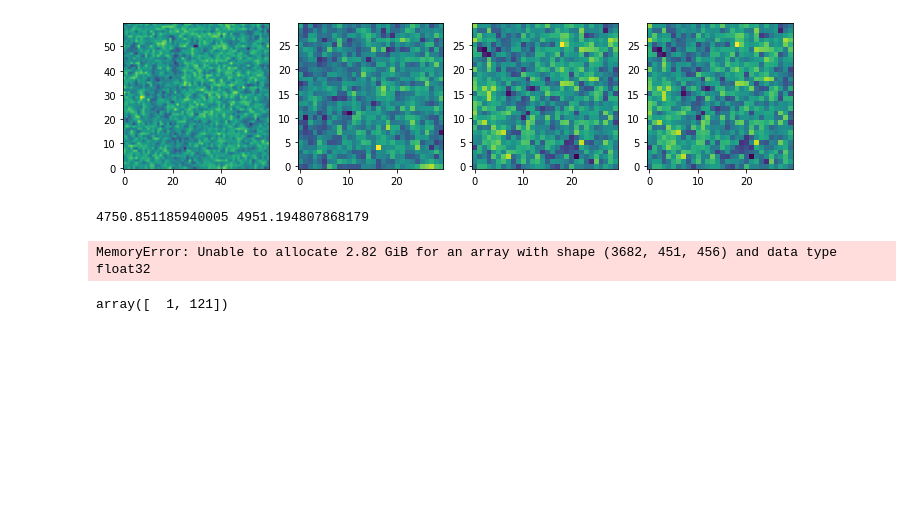
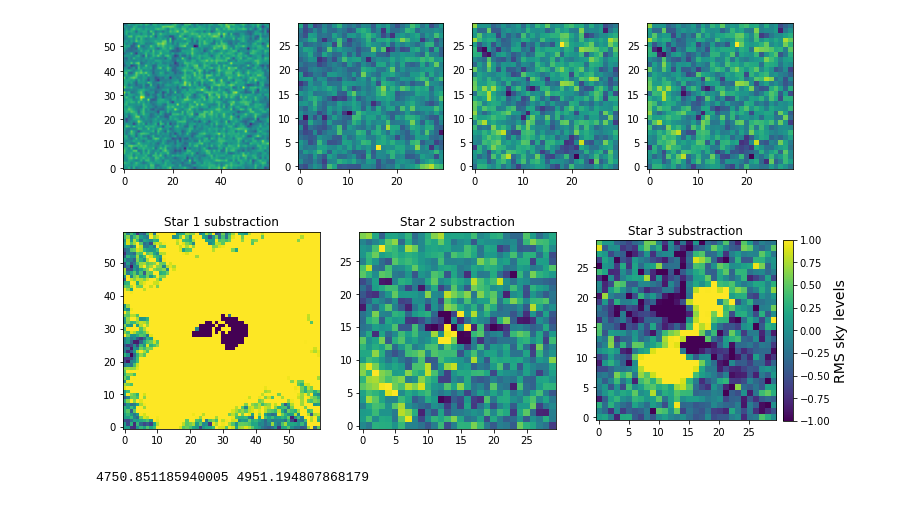
Before and after one commit to franciscourbina/PSF-fitting-for-QSO, a Jupyter notebook: 2nd cube.ipynb, the cells around one changed output. Saved outputs shown, nothing was run; the diff lists cells and outputs as text; code cells hidden in the pictures; blank space fills up the shorter version.

```diff
--- a/2nd cube.ipynb
+++ b/2nd cube.ipynb
@@ -150,6 +177,32 @@ psf_s3 = moffat_integrated_func(xdata, A3, x_off3, y_off3, alpha_x3, alpha_y3, b
 psf_s1 = psf_s1.reshape(60,60)
 psf_s2 = psf_s2.reshape(30,30)
 psf_s3 = psf_s3.reshape(30,30)
+# %%
+# Checking fits
+
+diff_s1 = star1_off - psf_s1
+diff_s2 = star2_off - psf_s2
+diff_s3 = star3_off - psf_s3
+
+plt.figure(figsize=(12,8))
+plt.subplot(131)
+plt.imshow(diff_s1/RMS1, origin='lower')
+plt.title('Star 1 substraction')
+plt.clim(-1,1)
+
+plt.subplot(132)
+plt.imshow(diff_s2/RMS2, origin='lower')
+plt.title('Star 2 substraction')
+plt.clim(-1,1)
+
+plt.subplot(133)
+plt.imshow(diff_s3/RMS3, origin='lower')
+plt.title('Star 3 substraction')
+cb = plt.colorbar(fraction=0.046, pad=0.04)
+cb.set_label('RMS sky levels', fontsize=14)
+plt.clim(-1,1)
+# %% [output]
+[figure, added]
 # %%
 # Getting the centers of each PSF
 psfcen_1 = np.argwhere(psf_s1 == np.max(psf_s1))[0]
@@ -178,12 +231,6 @@ print(wmin, wmax)
 # %% [output]
 4750.851185940005 4951.194807868179
 # %%
-sub_img1, img_1, norm1 = flux_scaling(psf_s1, y_s1, x_s1, sum_img1, psfcen_1, winds, wave_slice, data, 2*r_psf_sub, 2*r_psf_scale)
-sub_img2, img_2, norm2 = flux_scaling(psf_s2, y_s2, x_s2, sum_img2, psfcen_2, winds, wave_slice, data, r_psf_sub, r_psf_scale)
-sub_img3, img_3, norm3 = flux_scaling(psf_s3, y_s3, x_s3, sum_img3, psfcen_3, winds, wave_slice, data, r_psf_sub, r_psf_scale)
+sub_img1, img_1, norm1 = flux_scaling(psf_s1, y_s1, x_s1, psfcen_1, winds, wave_slice, data, 2*r_psf_sub, 2*r_psf_scale)
+sub_img2, img_2, norm2 = flux_scaling(psf_s2, y_s2, x_s2, psfcen_2, winds, wave_slice, data, r_psf_sub, r_psf_scale)
+sub_img3, img_3, norm3 = flux_scaling(psf_s3, y_s3, x_s3, psfcen_3, winds, wave_slice, data, r_psf_sub, r_psf_scale)
-# %% [output]
-MemoryError: Unable to allocate 2.82 GiB for an array with shape (3682, 451, 456) and data type float32
-# %%
-winds
-# %% [output]
-array([  1, 121])
```
Also changed, not shown: parts of 18 cells of this notebook, 2 other files.
